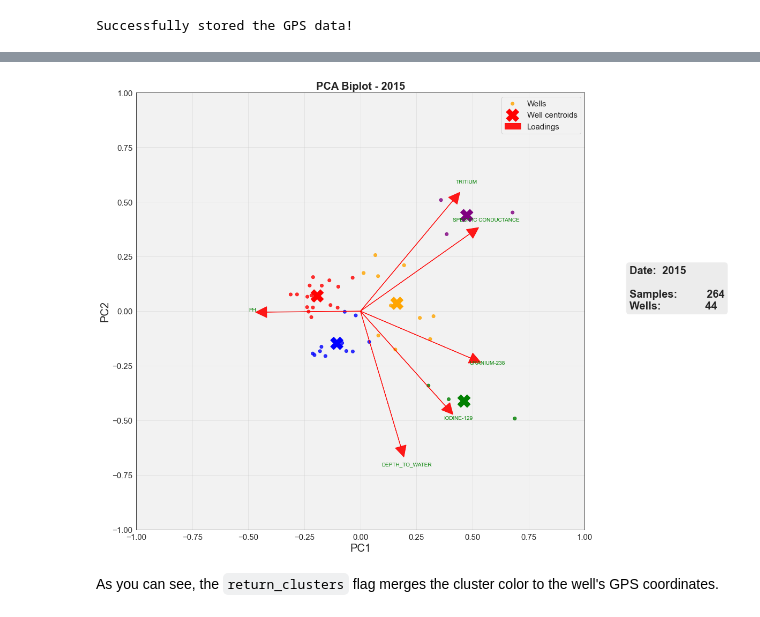
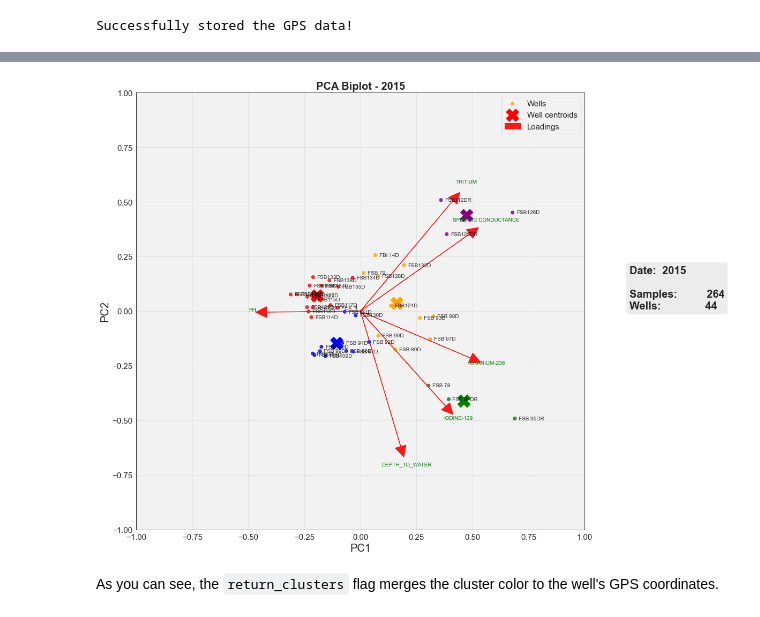
Before and after one commit to AurelienMeray/pylenm, a Jupyter notebook: demo/Guide - pyLEnM package.ipynb, the cells around one changed output, grey strips where cells are left out. Drawn from its saved outputs; the diff is of its cells as text; code cells hidden in the pictures.

```diff
--- a/demo/Guide - pyLEnM package.ipynb
+++ b/demo/Guide - pyLEnM package.ipynb
@@ -384,12 +394,12 @@ Parameters:
 # %%
 clusters = pylenm.plot_PCA_by_year(2015,
-                                   show_labels=False,
+                                   show_labels=True,
                                    n_clusters=5,
                                    return_clusters=True,
                                    filter=True, filter_well_by=['D']
                                   )
 # %% [output]
-[figure, old version]
+[figure, new version]
 # %% [markdown]
 As you can see, the `return_clusters` flag merges the cluster color to the well's GPS coordinates.
 # %%
```
Also changed, not shown: parts of 10 cells of this notebook, 1 other file.
